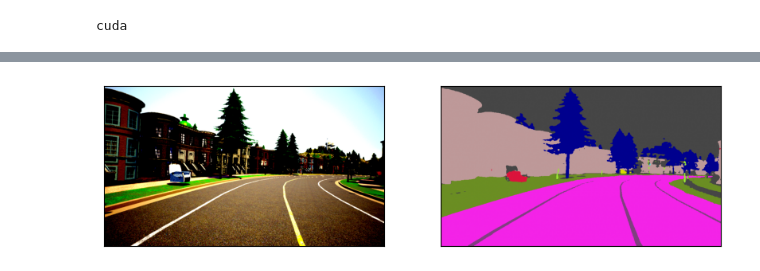
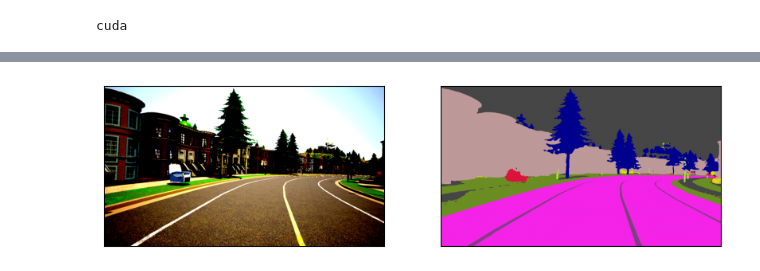
Before and after one commit to TechRufy/ML4CV_Project, a Jupyter notebook: main.ipynb, the cells around one changed output, grey strips where cells are left out. Cells and saved outputs as stored; diff of their text form; code cells hidden in the pictures.

Commit message:
Kaggle Notebook | main83236f43ce734067646f | Version 6

```diff
--- a/main.ipynb
+++ b/main.ipynb
@@ -513,4 +499,4 @@ torch.save(feature_extractor, "model_weights100E.pth")
 # %%
-#loaded_model = torch.load("/kaggle/input/dml/pytorch/default/2/weights_50E.pth",weights_only=False)
-#loaded_model.eval()
-#feature_extractor = loaded_model
+loaded_model = torch.load("/kaggle/input/dml/pytorch/default/4/model_weights100E.pth",weights_only=False)
+loaded_model.eval()
+feature_extractor = loaded_model
@@ -574,17 +573,17 @@ def get_probability(logits):
 # %%
 for batch in test_dl:
 
     imgs = batch['image'].to(device)
     labels = batch['labels'].to(device)
 
     logits = feature_extractor(imgs)
-    probability_vector = get_probability(logits)
+    probability_vector = get_probability(logits,Prototype,device)
 
     fig, axs = plt.subplots(1, 2, figsize=(10, 12))
     idx = 2
     visualize_scene(imgs.cpu()[2], axs[0])
     visualize_annotation(torch.argmax(probability_vector,axis=3).cpu().detach().numpy()[2], axs[1])
 
     break
 # %% [output]
-[figure, old version]
+[figure, new version]
```
Also changed, not shown: parts of 10 cells of this notebook.
